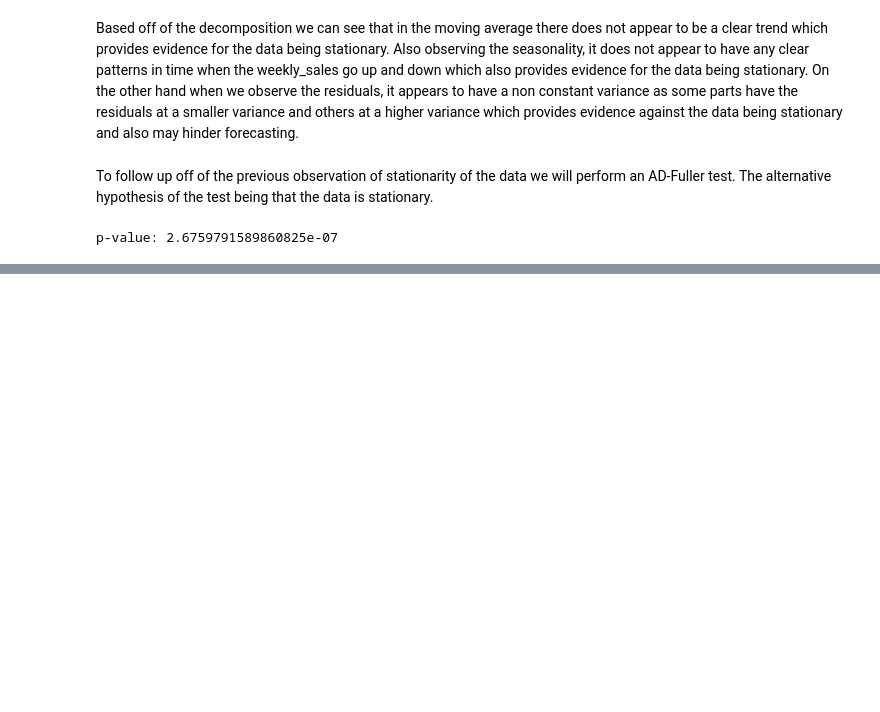
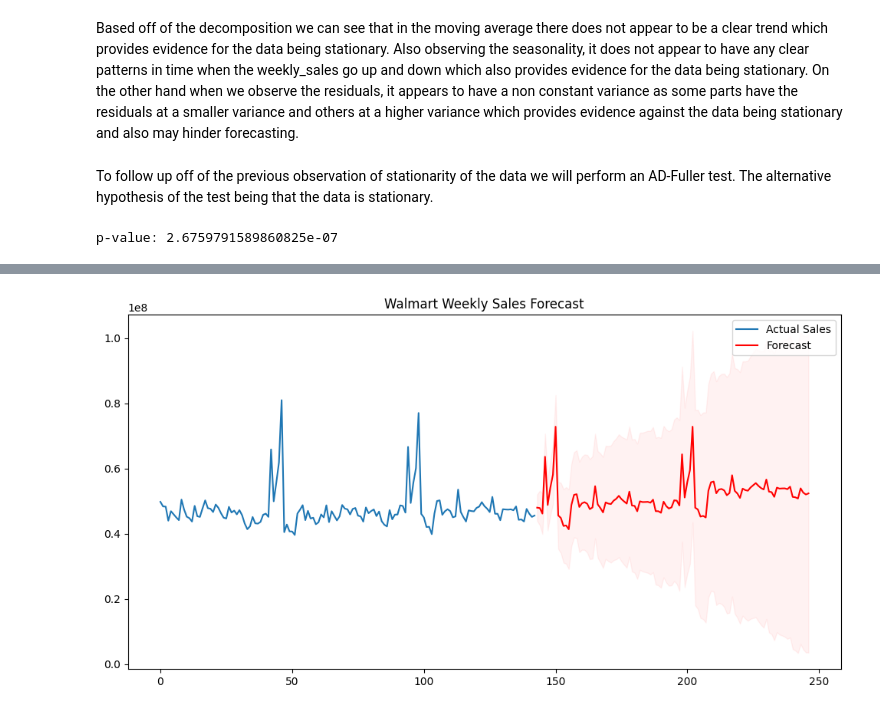
Before and after one commit to lieric90/walmart-sales-forecast, a Jupyter notebook: src/walmart_sales_eda.ipynb, the cells around one changed output, grey strips where cells are left out. Cells and saved outputs as stored; diff of their text form; code cells hidden in the pictures; blank space fills up the shorter version.

```diff
--- a/src/walmart_sales_eda.ipynb
+++ b/src/walmart_sales_eda.ipynb
@@ -186,0 +203,10 @@ Now given that our data is stationary we will forecast sales with many models an
+# %%
+y = week_total['weekly_sales']
+X = week_total[['holiday_flag']]
+
+model = SARIMAX(y, exog=X, order=(1,1,1), seasonal_order=(1,1,1,52))
+results = model.fit()
+
+future_holidays = X[-104:].reset_index(drop=True)
+
+forecast = results.get_forecast(steps=104, exog=future_holidays)
@@ -186,0 +232,16 @@ Now given that our data is stationary we will forecast sales with many models an
+# %%
+plt.figure(figsize=(12, 6))
+plt.plot(y, label='Actual Sales')
+plt.plot(forecast.predicted_mean, label='Forecast', color='red')
+plt.fill_between(
+    forecast.conf_int().index,
+    forecast.conf_int()['lower weekly_sales'],
+    forecast.conf_int()['upper weekly_sales'],
+    color='red',
+    alpha=0.05
+)
+plt.legend()
+plt.title('Walmart Weekly Sales Forecast')
+plt.show()
+# %% [output]
+[figure, added]
```
Also changed, not shown: parts of 8 cells of this notebook.
